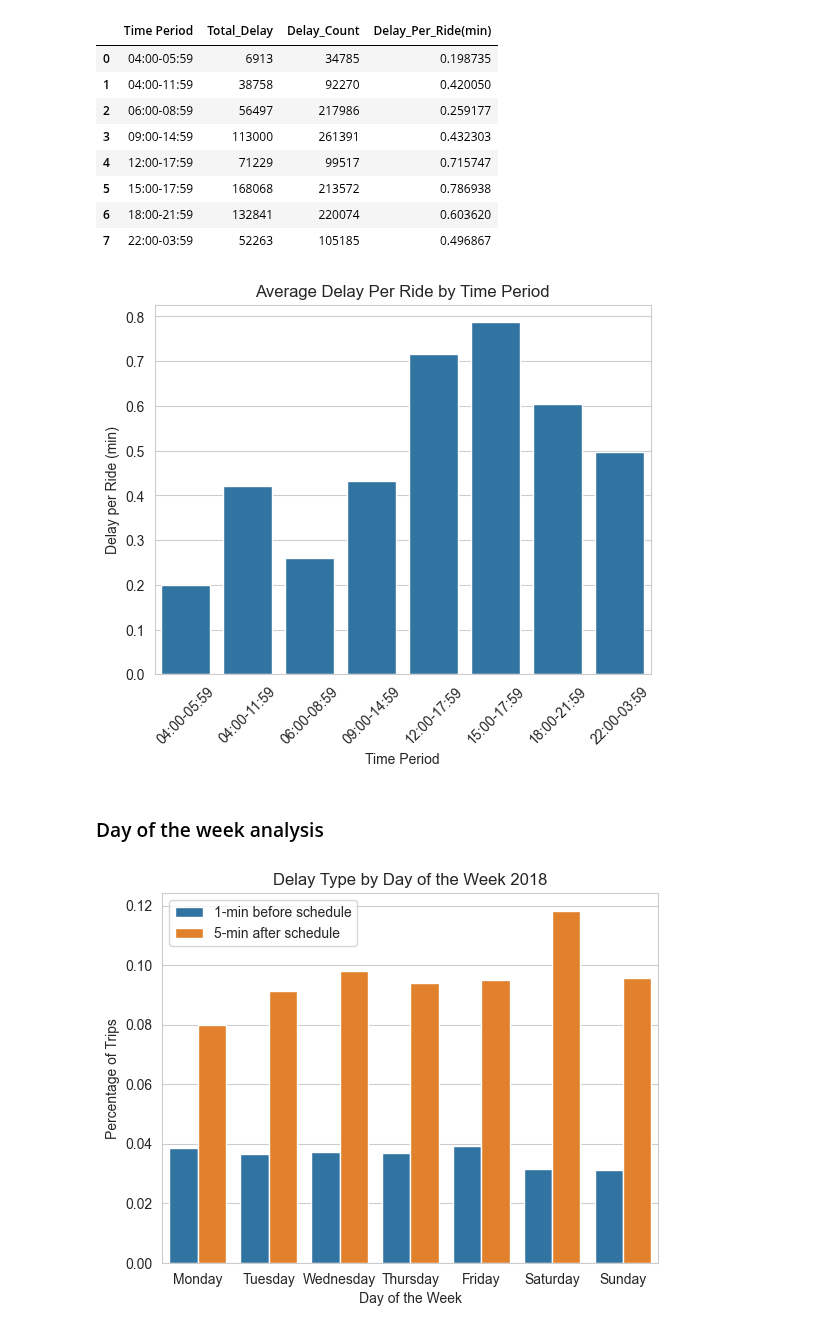
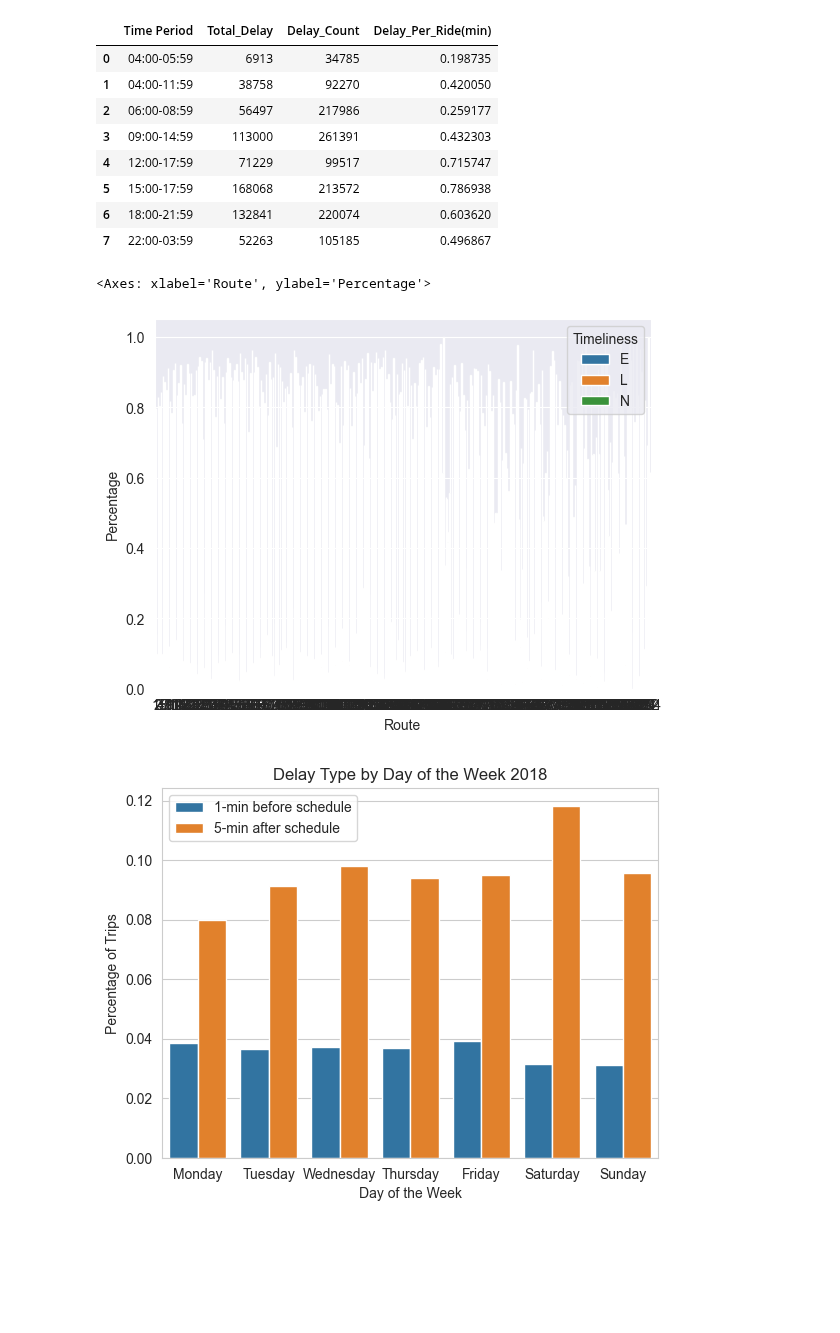
Before and after one commit to katherinewest/CME538_2023, a Jupyter notebook: Calgary_EDA.ipynb, the cells around one changed output. Cells and saved outputs as stored; diff of their text form; code cells hidden in the pictures; blank space fills up the shorter version.

Commit message:
Revert "Merge remote-tracking branch 'origin/main'"
This reverts commit 786cc9f3e5a3063fc4481af28001b770a3dcf61c, reversing
changes made to 163b9bec19dcce6fcaa783fcef4369e2c1c67e4b.

```diff
--- a/Calgary_EDA.ipynb
+++ b/Calgary_EDA.ipynb
@@ -144,18 +140,20 @@ calgary_2018_time_total
 | 5 | 15:00-17:59 | 168068 | 213572 | 0.786938 |
 | 6 | 18:00-21:59 | 132841 | 220074 | 0.603620 |
 | 7 | 22:00-03:59 | 52263 | 105185 | 0.496867 |
-# %%
-#Plot delay by time period
-ax= sns.barplot(calgary_2018_time_total, x='Time Period', y='Delay_Per_Ride(min)')
-plt.title('Average Delay Per Ride by Time Period')
-plt.xlabel('Time Period')
-plt.ylabel('Delay per Ride (min)')
-plt.xticks(rotation=45)
-plt.show()
-# %% [output]
-[figure, removed]
-# %% [markdown]
-### Day of the week analysis
+# %%
+#Not Useful-- Too many lines
+#group by Route and type of delay
+timeliness_counts = calgary_merged_2018.groupby(['Route', 'Timeliness']).size().reset_index(name='Count')
+#count the total number of trips on each route
+total_count= calgary_merged_2018.groupby('Route').size().reset_index(name='Total')
+#add a column for total number of trips to the grouped data
+timeliness_counts_total = pd.merge(timeliness_counts, total_count, on= 'Route', how='left')
+timeliness_counts_total['Percentage']= timeliness_counts_total['Count']/timeliness_counts_total['Total']
+
+sns.barplot(timeliness_counts_total, x='Route', y='Percentage', hue='Timeliness')
+# %% [output]
+<Axes: xlabel='Route', ylabel='Percentage'>
+[figure, added]
 # %%
 def day_of_week_delay(merged_data):
     # Calculate delays per day and timeliness
```
Also changed, not shown: parts of 13 cells of this notebook, 2 other files.
